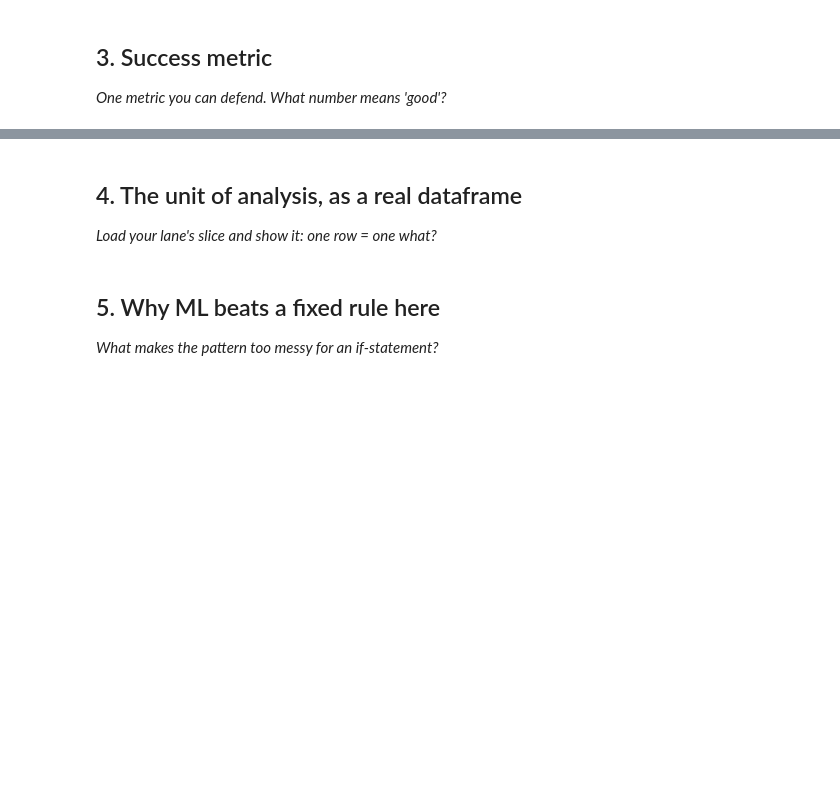
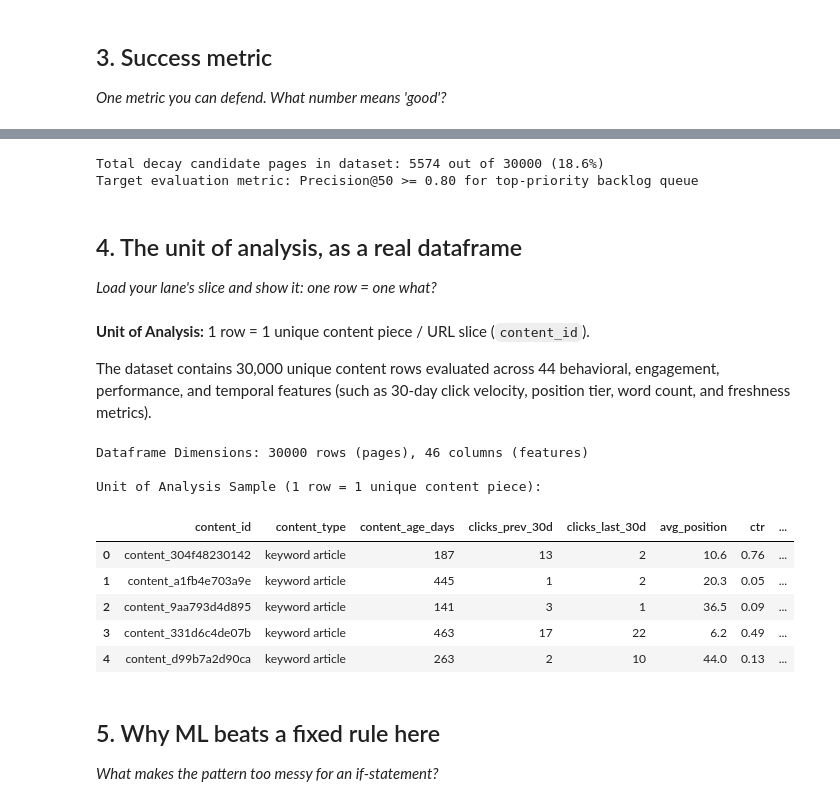
Before and after one commit to IyinoluwaDon/flyrank-ml-internship, a Jupyter notebook: work/notebooks/w02_ml_task_framing.ipynb, the cells around one changed output, grey strips where cells are left out. Saved outputs shown, nothing was run; the diff lists cells and outputs as text; code cells hidden in the pictures; blank space fills up the shorter version.

```diff
--- a/work/notebooks/w02_ml_task_framing.ipynb
+++ b/work/notebooks/w02_ml_task_framing.ipynb
@@ -30,10 +82,48 @@ This skeleton is yours to fill. Work the sections **in order** — each one has
+# %%
+# This cell is for CODE (numbers, a query, a check).
+# Write your text answer in the cell ABOVE this one — typing sentences here breaks Run All.
+
+
+# Define target decay signal based on observed 30-day click trends
+df['click_loss_pct'] = ((df['clicks_prev_30d'] - df['clicks_last_30d']) / (df['clicks_prev_30d'] + 1)) * 100
+df['target_decay'] = ((df['click_loss_pct'] > 20) & (df['impressions_prev_30d'] >= 50)).astype(int)
+
+top_k = 50
+decay_count = df['target_decay'].sum()
+print(f"Total decay candidate pages in dataset: {decay_count} out of {len(df)} ({decay_count/len(df):.1%})")
+print(f"Target evaluation metric: Precision@{top_k} >= 0.80 for top-priority backlog queue")
+# %% [output]
+Total decay candidate pages in dataset: 5574 out of 30000 (18.6%)
+Target evaluation metric: Precision@50 >= 0.80 for top-priority backlog queue
 # %% [markdown]
 ## 4. The unit of analysis, as a real dataframe
 
 *Load your lane's slice and show it: one row = one what?*
+# %% [markdown]
+**Unit of Analysis:** 1 row = 1 unique content piece / URL slice (`content_id`).
+
+The dataset contains 30,000 unique content rows evaluated across 44 behavioral, engagement, performance, and temporal features (such as 30-day click velocity, position tier, word count, and freshness metrics).
 # %%
 # This cell is for CODE (numbers, a query, a check).
 # Write your text answer in the cell ABOVE this one — typing sentences here breaks Run All.
+
+
+
+# Display dataset shape and core feature slice for 1 row = 1 URL
+key_cols = ['content_id', 'content_type', 'content_age_days', 'clicks_prev_30d', 'clicks_last_30d', 'avg_position', 'ctr', 'trend_pct']
+print(f"Dataframe Dimensions: {df.shape[0]} rows (pages), {df.shape[1]} columns (features)")
+print("\nUnit of Analysis Sample (1 row = 1 unique content piece):")
+df[key_cols].head(5)
+# %% [output]
+Dataframe Dimensions: 30000 rows (pages), 46 columns (features)
+
+Unit of Analysis Sample (1 row = 1 unique content piece):
+|  | content_id | content_type | content_age_days | clicks_prev_30d | clicks_last_30d | avg_position | ctr | ... |
+| 0 | content_304f48230142 | keyword article | 187 | 13 | 2 | 10.6 | 0.76 | ... |
+| 1 | content_a1fb4e703a9e | keyword article | 445 | 1 | 2 | 20.3 | 0.05 | ... |
+| 2 | content_9aa793d4d895 | keyword article | 141 | 3 | 1 | 36.5 | 0.09 | ... |
+| 3 | content_331d6c4de07b | keyword article | 463 | 17 | 22 | 6.2 | 0.49 | ... |
+| 4 | content_d99b7a2d90ca | keyword article | 263 | 2 | 10 | 44.0 | 0.13 | ... |
 # %% [markdown]
 ## 5. Why ML beats a fixed rule here
 
```
Also changed, not shown: parts of 10 cells of this notebook.
